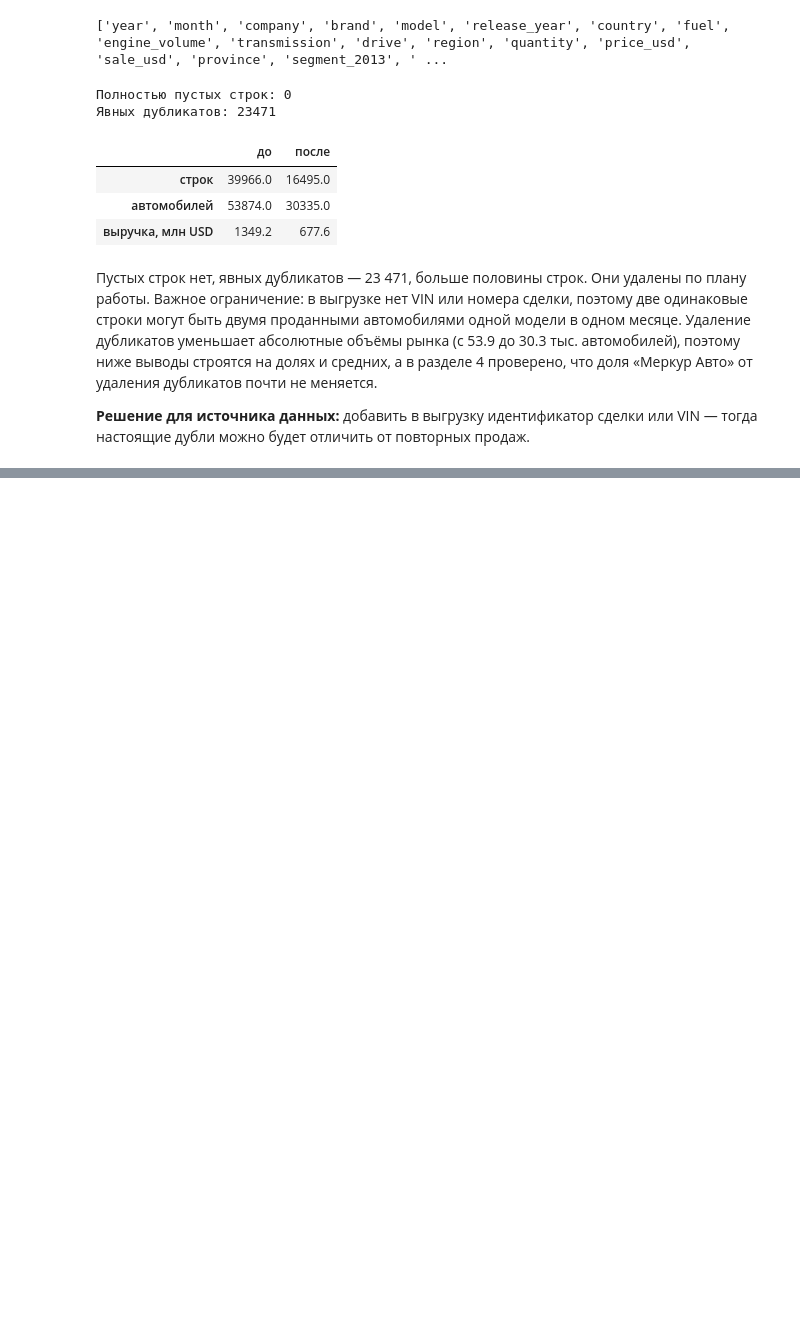
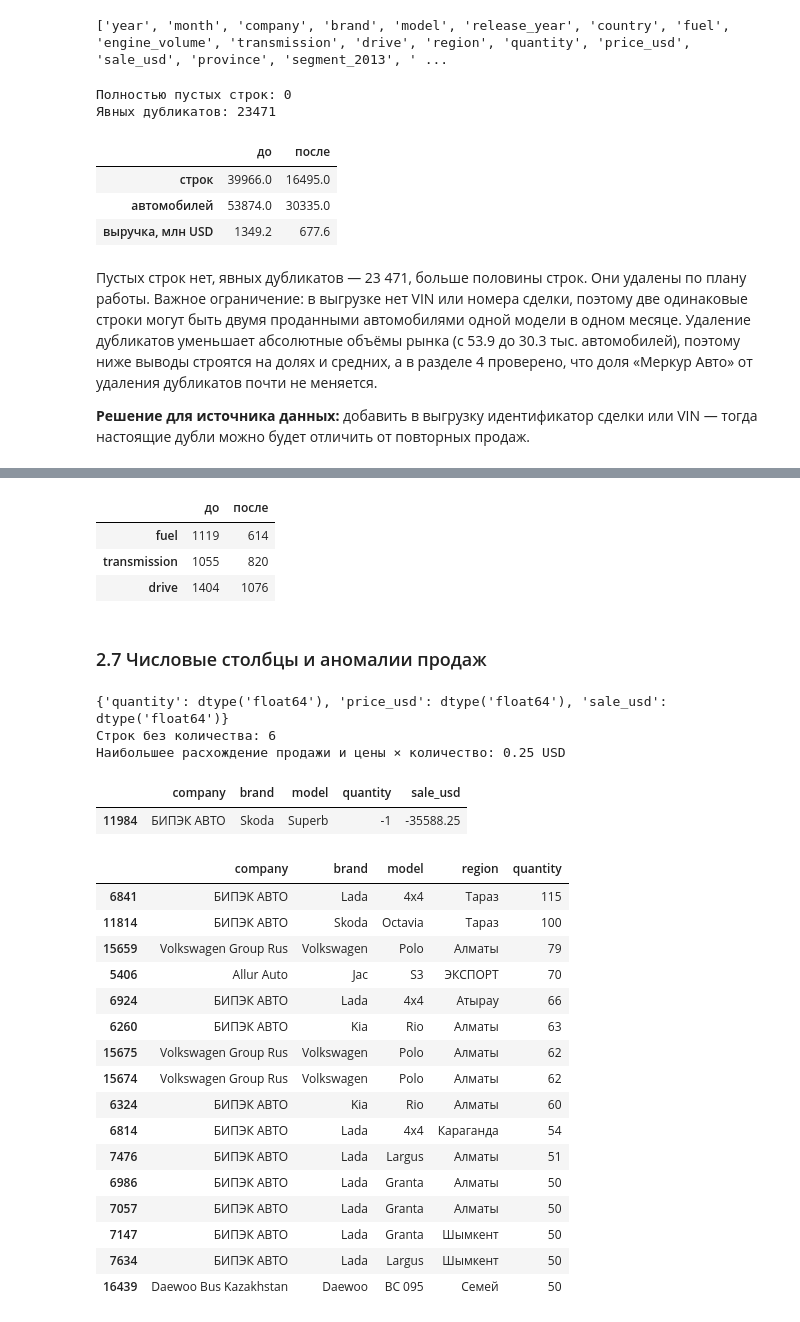
Before and after one commit to radif-ru/kz-auto-market, a Jupyter notebook: notebooks/kz-auto-market.ipynb, the cells around one changed output, grey strips where cells are left out. Drawn from its saved outputs; the diff is of its cells as text; code cells hidden in the pictures; blank space fills up the shorter version.

Commit message:
feat: walk through every cleaning step in the notebook

```diff
--- a/notebooks/kz-auto-market.ipynb
+++ b/notebooks/kz-auto-market.ipynb
@@ -172,0 +237,4 @@ pd.DataFrame({'до': volume(before_dedup), 'после': volume(data)})
+# %%
+fuel_before = data['fuel'].fillna('пропуск')
+data = cleaning.encode_fuels(data)
+pd.crosstab(fuel_before, data['fuel'].fillna('пропуск'))
@@ -172,0 +261,4 @@ pd.DataFrame({'до': volume(before_dedup), 'после': volume(data)})
+# %%
+drive_before = data['drive'].fillna('пропуск')
+data = cleaning.unify_drives(data)
+pd.crosstab(drive_before, data['drive'].fillna('пропуск'))
@@ -172,0 +290,11 @@ pd.DataFrame({'до': volume(before_dedup), 'после': volume(data)})
+# %%
+transmission_before = data['transmission']
+print(f'Вариантов записи: {transmission_before.nunique()}')
+data = cleaning.simplify_transmissions(data)
+mapping = (
+    pd.DataFrame({'было': transmission_before, 'стало': data['transmission']})
+    .value_counts(dropna=False)
+    .reset_index(name='строк')
+)
+display(mapping.head(12))
+data['transmission'].value_counts(dropna=False)
@@ -172,0 +327,46 @@ pd.DataFrame({'до': volume(before_dedup), 'после': volume(data)})
+# %%
+technical = ['fuel', 'transmission', 'drive']
+missing_before = data[technical].isna().sum()
+data = cleaning.fill_from_model(data, technical)
+pd.DataFrame({'до': missing_before, 'после': data[technical].isna().sum()})
+# %% [output]
+|  | до | после |
+| fuel | 1119 | 614 |
+| transmission | 1055 | 820 |
+| drive | 1404 | 1076 |
+# %% [markdown]
+### 2.7 Числовые столбцы и аномалии продаж
+# %%
+print(data[['quantity', 'price_usd', 'sale_usd']].dtypes.to_dict())
+print(f'Строк без количества: {data["quantity"].isna().sum()}')
+data = cleaning.convert_numbers(data)
+difference = (data['sale_usd'] - data['price_usd'] * data['quantity']).abs()
+print(f'Наибольшее расхождение продажи и цены × количество: {difference.max():.2f} USD')
+sale_columns = ['company', 'brand', 'model', 'quantity', 'sale_usd']
+display(data.loc[data['is_return'], sale_columns])
+data.loc[
+    data['is_wholesale'], ['company', 'brand', 'model', 'region', 'quantity']
+].sort_values('quantity', ascending=False)
+# %% [output]
+{'quantity': dtype('float64'), 'price_usd': dtype('float64'), 'sale_usd': dtype('float64')}
+Строк без количества: 6
+Наибольшее расхождение продажи и цены × количество: 0.25 USD
+|  | company | brand | model | quantity | sale_usd |
+| 11984 | БИПЭК АВТО | Skoda | Superb | -1 | -35588.25 |
+|  | company | brand | model | region | quantity |
+| 6841 | БИПЭК АВТО | Lada | 4x4 | Тараз | 115 |
+| 11814 | БИПЭК АВТО | Skoda | Octavia | Тараз | 100 |
+| 15659 | Volkswagen Group Rus | Volkswagen | Polo | Алматы | 79 |
+| 5406 | Allur Auto | Jac | S3 | ЭКСПОРТ | 70 |
+| 6924 | БИПЭК АВТО | Lada | 4x4 | Атырау | 66 |
+| 6260 | БИПЭК АВТО | Kia | Rio | Алматы | 63 |
+| 15675 | Volkswagen Group Rus | Volkswagen | Polo | Алматы | 62 |
+| 15674 | Volkswagen Group Rus | Volkswagen | Polo | Алматы | 62 |
+| 6324 | БИПЭК АВТО | Kia | Rio | Алматы | 60 |
+| 6814 | БИПЭК АВТО | Lada | 4x4 | Караганда | 54 |
+| 7476 | БИПЭК АВТО | Lada | Largus | Алматы | 51 |
+| 6986 | БИПЭК АВТО | Lada | Granta | Алматы | 50 |
+| 7057 | БИПЭК АВТО | Lada | Granta | Алматы | 50 |
+| 7147 | БИПЭК АВТО | Lada | Granta | Шымкент | 50 |
+| 7634 | БИПЭК АВТО | Lada | Largus | Шымкент | 50 |
+| 16439 | Daewoo Bus Kazakhstan | Daewoo | BC 095 | Семей | 50 |
```
Also changed, not shown: parts of 27 cells of this notebook.
